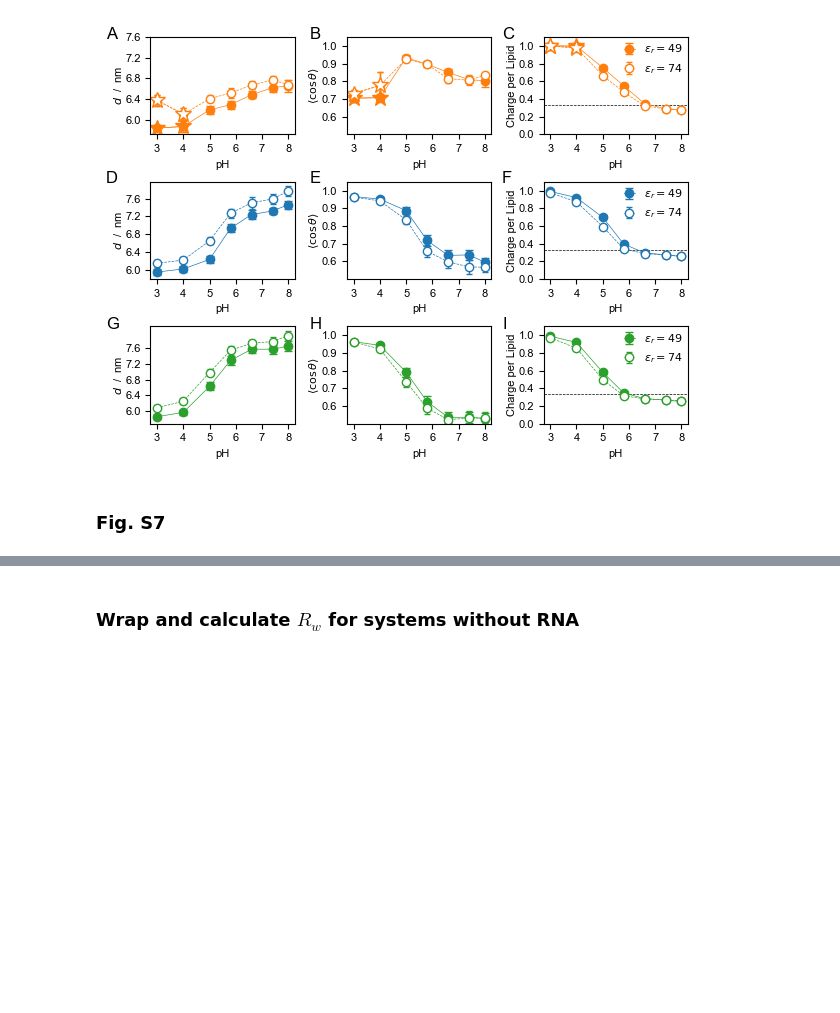
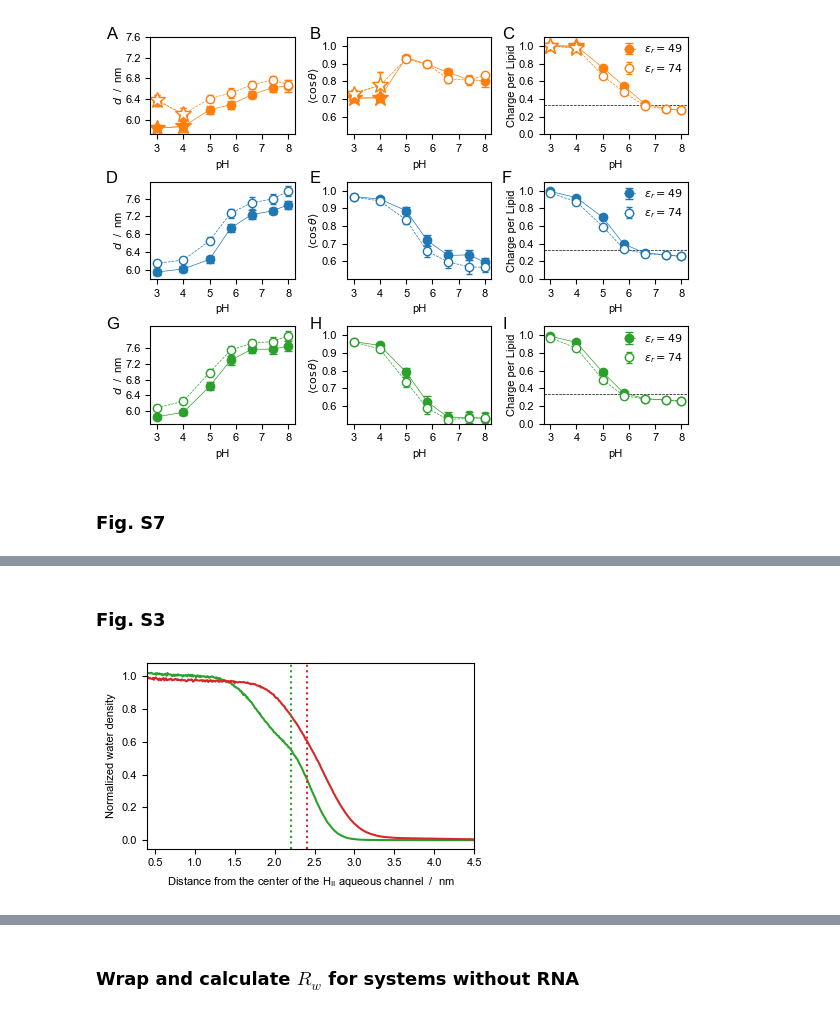
Before and after one commit to gitesei/SI-LNPs, a Jupyter notebook: analyses.ipynb, the cells around one changed output, grey strips where cells are left out. Drawn from its saved outputs; the diff is of its cells as text; code cells hidden in the pictures; blank space fills up the shorter version.

```diff
--- a/analyses.ipynb
+++ b/analyses.ipynb
@@ -742,0 +771,23 @@ plt.savefig('figs/figS7.png',dpi=300)
+# %% [markdown]
+### Fig. S3
+# %%
+fig = plt.figure(figsize=(4,2.5))
+plt.rc('font', **{'family':'sans-serif','sans-serif':['Arial'], 'size': 8})
+
+x,y = np.loadtxt('data/water_density_MC3_S3.csv',unpack=True,skiprows=1,delimiter=';',)
+plt.plot(x,y,color='tab:green')
+x,y = np.loadtxt('data/water_density_DD_S3.csv',unpack=True,skiprows=1,delimiter=';',)
+plt.plot(x,y,color='tab:red')
+
+plt.axvline(2.2,color='tab:green',ls=':')
+plt.axvline(2.4,color='tab:red',ls=':')
+
+plt.xlim(0.4,4.5)
+
+plt.xlabel('Distance from the center of the H$_{\mathrm{II}}$ aqueous channel  /  nm')
+plt.ylabel('Normalized water density')
+
+plt.tight_layout()
+plt.savefig('figs/figS3.png',dpi=300)
+# %% [output]
+[figure, added]
```
Also changed, not shown: parts of 9 cells of this notebook, 5 other files.
